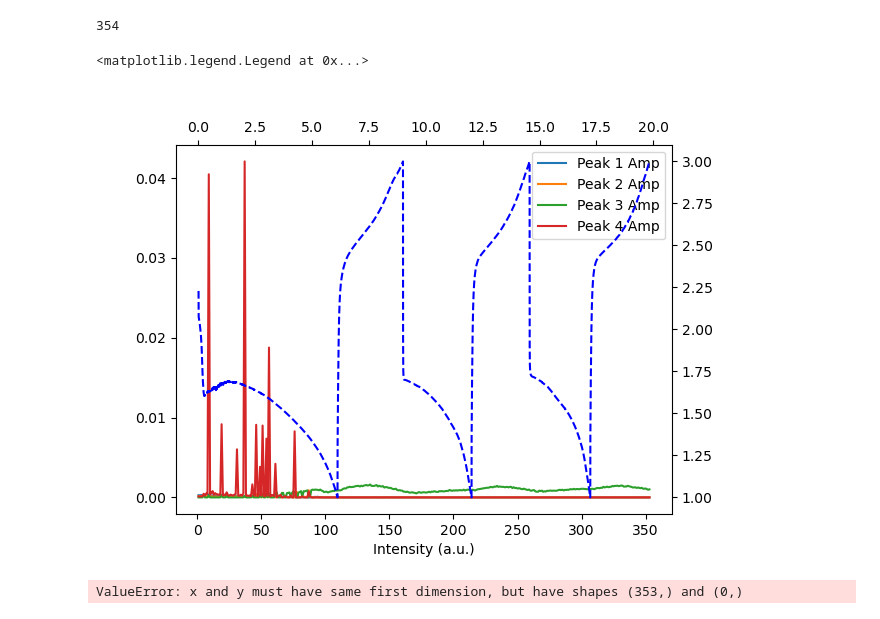
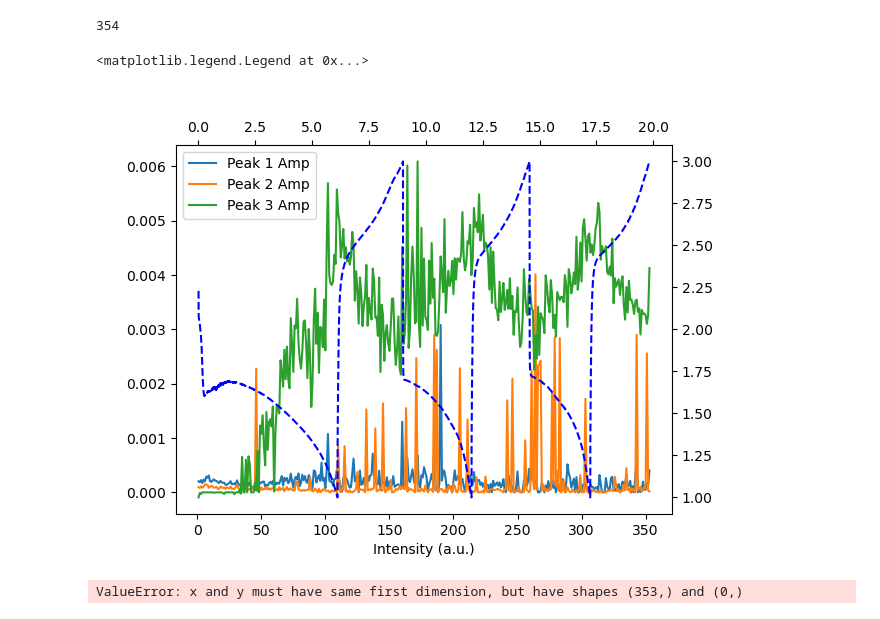
Before and after one commit to PronoyDutta/SAXS_WAXS, a Jupyter notebook: fitting_data.ipynb, the cells around one changed output. Cells and saved outputs as stored; diff of their text form; code cells hidden in the pictures.

```diff
--- a/fitting_data.ipynb
+++ b/fitting_data.ipynb
@@ -71,7 +71,7 @@ def lorentzian(x, a, x0, w0):
 def multi_lorentzian(x, *params):
     # mean_positions = [18.6, 19.13, 19.5, 19.9, 20.8]
     # mean_positions = [18.6, 19.13, 19.9, 20.8]
-    mean_positions = [16.63, 18.55, 19,19.9]
+    mean_positions = [16.63, 18.55, 19.4]
     # mean_positions = [19,19.8]
     baseline = params[-1]
     y = np.zeros_like(x) + baseline
@@ -469,18 +466,15 @@ end_row = np.max(indices_within_range)
 df_curves = pd.DataFrame() # Dataframe to save the fitted peak area and widths
 
 
-initial_guess = [0.0001, 0.1] * len(mean_positions) # List for initial guesses for peak amplitude and width
-
 # Define bounds for amplitude and width Required to keep amplitudes within positive values
-lower_bounds = [0, 0] * (len(mean_positions))
-upper_bounds = [np.inf, 1.5] * (len(mean_positions))
-bounds = (lower_bounds, upper_bounds)
 
 # Create new list with the filtered data
 for file_number in range(starting_file, last_file+1):
-    # print(file_number)
+    #print(file_number)
     x_filtered = []
     y_filtered = []
+    lower_bounds = []
+    upper_bounds = []
 
     for entry in range(start_row, end_row+1):
         x_temp = corrected_waxs_files[file_number].iloc[entry,0]
@@ -491,6 +485,13 @@ for file_number in range(starting_file, last_file+1):
     x_filtered = np.array(x_filtered)
     y_filtered = np.array(y_filtered)
 
+    # Define bounds for amplitude and width Required to keep amplitudes within positive values
+
+    initial_guess = [0.0001, 0.1] * len(mean_positions) + [np.min(y_filtered)] # List for initial guesses for peak amplitude, width and baseline
+    lower_bounds = [0, 0] * (len(mean_positions)) + [np.min(y_filtered)] # Lower and upper bounds for amplitude and width
+    upper_bounds = [np.inf, 1.5] * (len(mean_positions)) + [1.0]
+    bounds = (lower_bounds, upper_bounds)
+
     popt_lorentz, pcov_lorentz = curve_fit(multi_lorentzian, xdata= x_filtered, ydata= y_filtered, p0 = initial_guess, bounds= bounds, max_nfev=10000)
 
     perr_lorentzian = np.sqrt(np.diag(pcov_lorentz)) # Calculating the errors from the functions
@@ -498,7 +499,7 @@ for file_number in range(starting_file, last_file+1):
 
     for i in range(len(mean_positions)):
         curve_metrics = []
-        amplitude = popt_lorentz[2*i]
+        amplitude = popt_lorentz[2*i] - popt_lorentz[-1]
         w0 = popt_lorentz[2*i +1]
         area = np.pi*amplitude*w0
         width = 2*w0
@@ -511,40 +512,42 @@ print(len(df_curves))
 # %% [output]
 354
 # %%
-# plt.figure()
 x1, y1, y2, y3, y4, y5 = [[] for _ in range(6)]
 
 for data in range(1,len(df_curves)):
     x1.append(data)
     y1.append(df_curves.loc[data,1][0])
     y2.append(df_curves.loc[data,2][0])
     y3.append(df_curves.loc[data,3][0])
-    y4.append(df_curves.loc[data,4][0])
-    # y5.append(df_curves.loc[data,5][0])
+    #y4.append(df_curves.loc[data,4][0])
+    #y5.append(df_curves.loc[data,5][0])
 
-"""plt.title("Peak areas vs cycle number")
+"""
+plt.figure()
+plt.title("Peak areas vs cycle number")
 plt.plot(x1,y1, label = 'Peak 1 Amp' )
 plt.plot(x1,y2, label = 'Peak 2 Amp')
 plt.plot(x1,y3, label = 'Peak 3 Amp')
-plt.plot(x1,y4, label = 'Peak 4 Amp')
-plt.plot(x1,y5, label = 'Peak 5 Amp')
-plt.legend()"""
+# plt.plot(x1,y4, label = 'Peak 4 Amp')
+# plt.plot(x1,y5, label = 'Peak 5 Amp')
+plt.legend()
+"""
 
 fig2, ax1 = plt.subplots()
 ax1.plot(x1,y1, label = 'Peak 1 Amp' )
 ax1.plot(x1,y2, label = 'Peak 2 Amp')
 ax1.plot(x1,y3, label = 'Peak 3 Amp')
 ax1.set_xlabel('Intensity (a.u.)')
-ax1.plot(x1,y4, label = 'Peak 4 Amp')
+# ax1.plot(x1,y4, label = 'Peak 4 Amp')
 # ax1.plot(x1,y5, label = 'Peak 5 Amp')
 ax2 = fig2.add_axes(ax1.get_position(), frameon=False)
 ax2.plot(Elec_Xdata/3600 ,Elec_Ydata, 'b--')
 ax2.xaxis.set_ticks_position('top')
 ax2.yaxis.set_ticks_position('right')
 ax1.legend()
 # %% [output]
 <matplotlib.legend.Legend at 0x...>
-[figure, old version]
+[figure, new version]
 # %%
 sum_sulfur = [(x + y)/2 for x,y in zip(y1, y5)]
 sum_li2S = [(x + y + z)/3 for x,y,z in zip(y2,y3,y4)]
```
Also changed, not shown: parts of 1 cell of this notebook, 1 other file.
